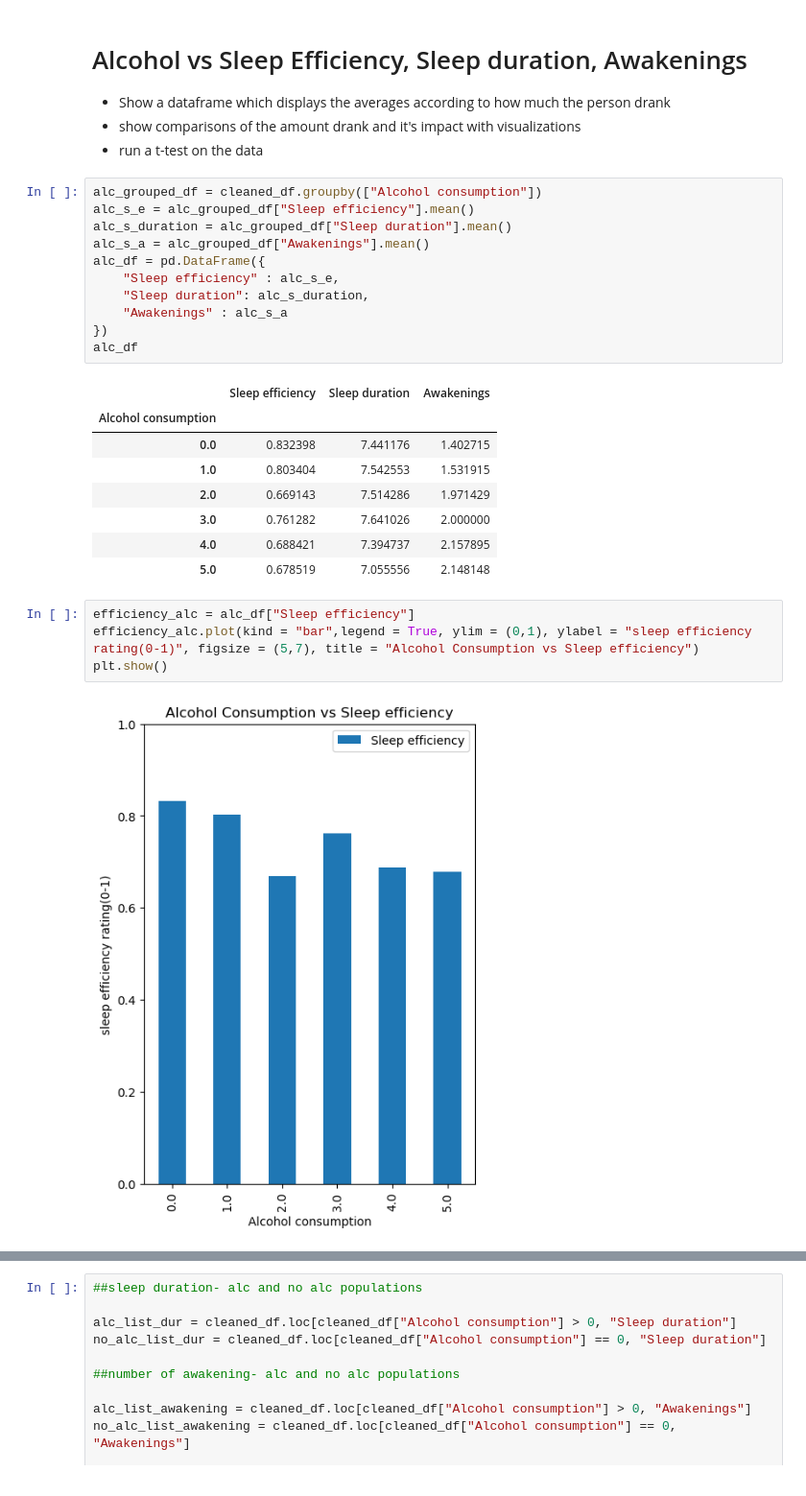
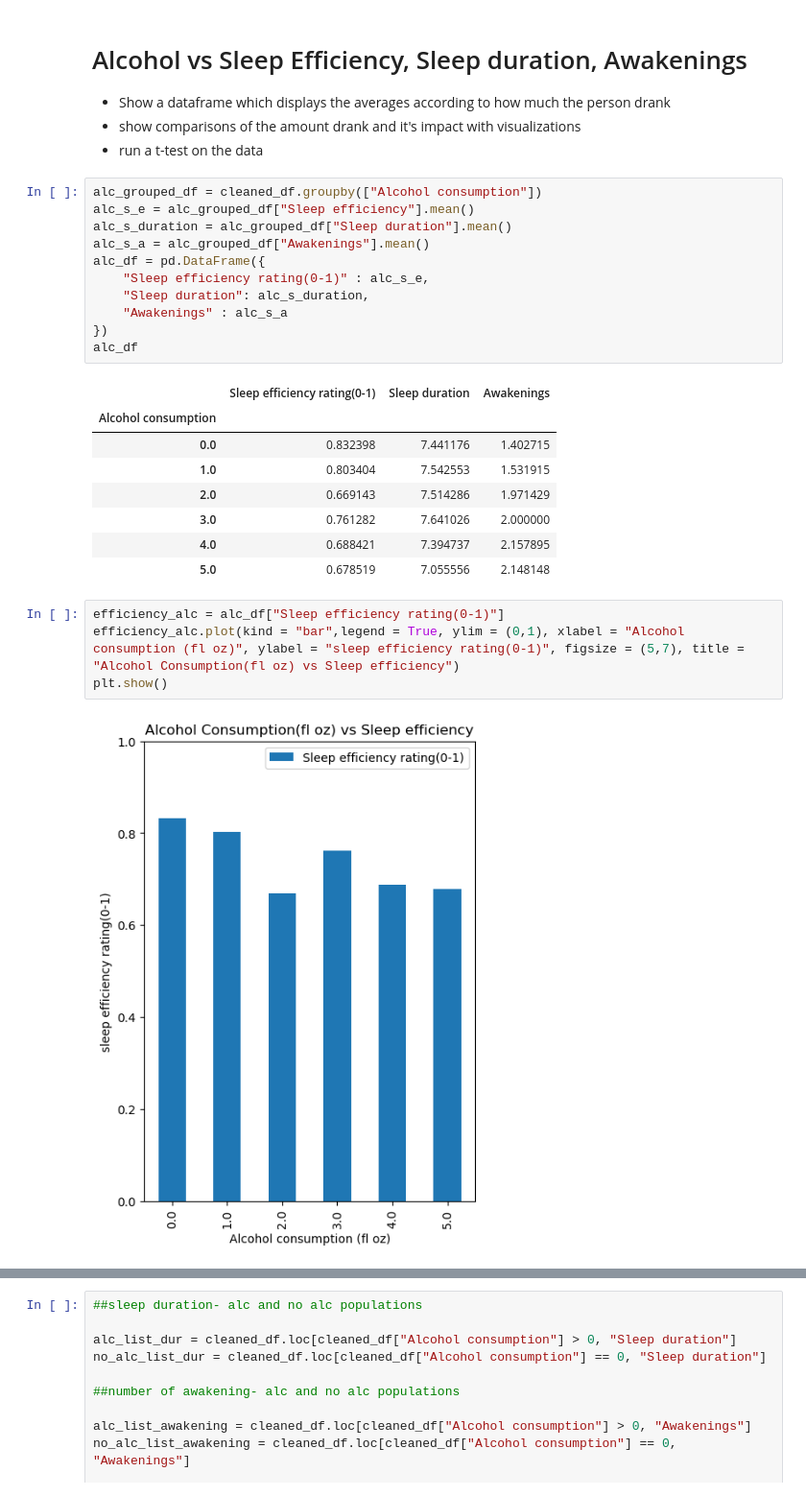
Before and after one commit to jbarkle/Exploratory-Analysis-of-Sleep-Data, a Jupyter notebook: Sleep-Factors-Muhammad .ipynb, the cells around one changed output, grey strips where cells are left out. Shown at 96% size. Saved outputs shown, nothing was run; the diff lists cells and outputs as text.

```diff
--- a/Sleep-Factors-Muhammad .ipynb
+++ b/Sleep-Factors-Muhammad .ipynb
@@ -63,13 +60,13 @@ alc_s_e = alc_grouped_df["Sleep efficiency"].mean()
 alc_s_duration = alc_grouped_df["Sleep duration"].mean()
 alc_s_a = alc_grouped_df["Awakenings"].mean()
 alc_df = pd.DataFrame({
-    "Sleep efficiency" : alc_s_e,
+    "Sleep efficiency rating(0-1)" : alc_s_e,
     "Sleep duration": alc_s_duration,
     "Awakenings" : alc_s_a
 })
 alc_df
 # %% [output]
-|  | Sleep efficiency | Sleep duration | Awakenings |
+|  | Sleep efficiency rating(0-1) | Sleep duration | Awakenings |
 | Alcohol consumption |  |  |  |
 | 0.0 | 0.832398 | 7.441176 | 1.402715 |
 | 1.0 | 0.803404 | 7.542553 | 1.531915 |
@@ -78,10 +75,10 @@ alc_df
 | 4.0 | 0.688421 | 7.394737 | 2.157895 |
 | 5.0 | 0.678519 | 7.055556 | 2.148148 |
 # %%
-efficiency_alc = alc_df["Sleep efficiency"]
-efficiency_alc.plot(kind = "bar",legend = True, ylim = (0,1), ylabel = "sleep efficiency rating(0-1)", figsize = (5,7), title = "Alcohol Consumption vs Sleep efficiency")
+efficiency_alc = alc_df["Sleep efficiency rating(0-1)"]
+efficiency_alc.plot(kind = "bar",legend = True, ylim = (0,1), xlabel = "Alcohol consumption (fl oz)", ylabel = "sleep efficiency rating(0-1)", figsize = (5,7), title = "Alcohol Consumption(fl oz) vs Sleep efficiency")
 plt.show()
 # %% [output]
-[figure, old version]
+[figure, new version]
 # %%
 duration_alc = alc_df["Sleep duration"]
```
Also changed, not shown: parts of 7 cells of this notebook.
